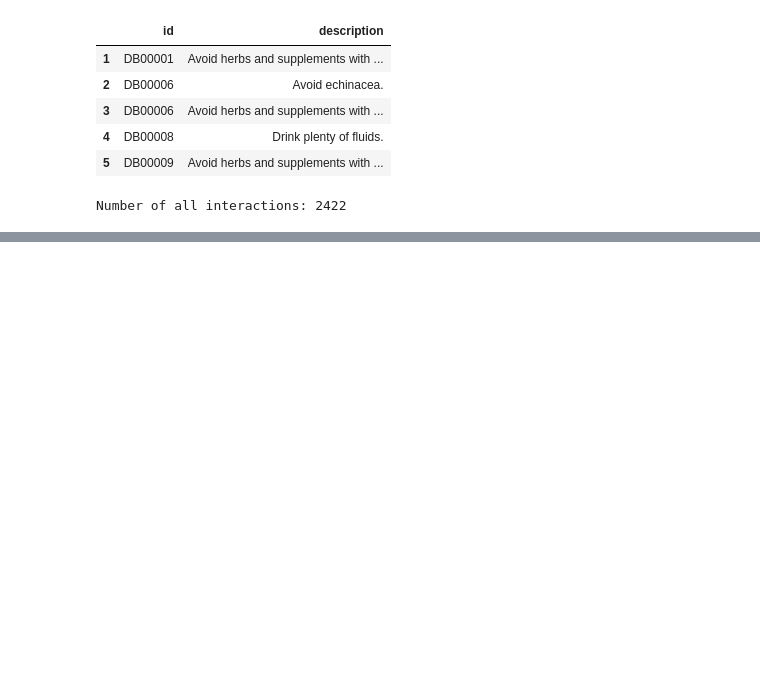
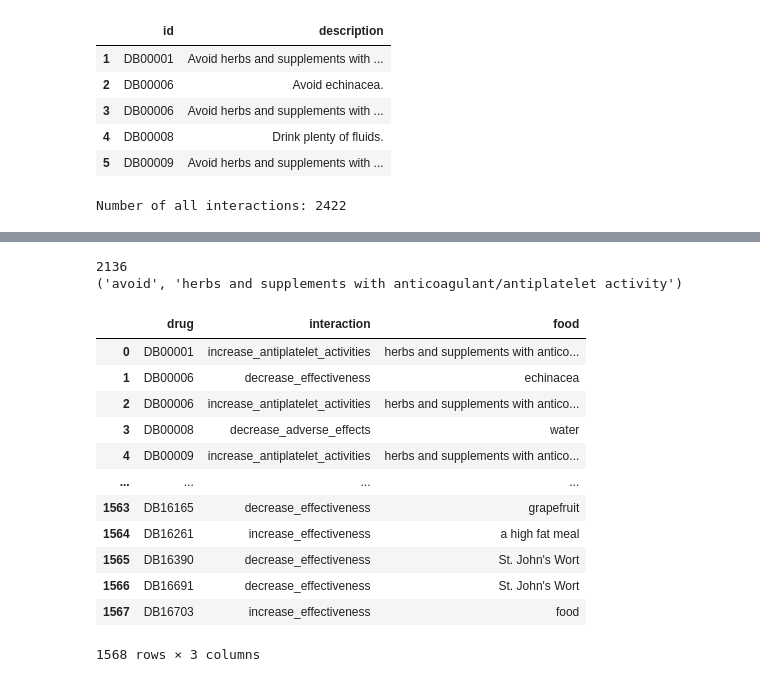
Before and after one commit to marketakrenkova/drug-interaction-prediction, a Jupyter notebook: drugBank_data_explore.ipynb, the cells around one changed output, grey strips where cells are left out. Saved outputs shown, nothing was run; the diff lists cells and outputs as text; code cells hidden in the pictures; blank space fills up the shorter version.

Commit message:
food interactin pared frm drug bank

```diff
--- a/drugBank_data_explore.ipynb
+++ b/drugBank_data_explore.ipynb
@@ -234,0 +247,16 @@ vitamin supplements
+# %%
+food_interactions_list = list(food_interactions.description.values)
+
+parsed_food_interactions = []
+
+for desc in food_interactions_list:
+    interaction, food = parse_food_interaction(desc)
+    if len(interaction) > 0:
+        parsed_food_interactions.append((interaction, food))
+
+
+print(len(parsed_food_interactions))
+print(parsed_food_interactions[0])
+# %% [output]
+2136
+('avoid', 'herbs and supplements with anticoagulant/antiplatelet activity')
@@ -234,0 +269,43 @@ vitamin supplements
+# %%
+drugs = []
+foods = []
+interactions = []
+
+for inter in food_interactions.itertuples():
+    drug = inter[1]
+    desc = inter[2]
+
+    interaction, food = parse_food_interaction(desc)
+
+    if len(interaction) > 0 and interaction != 'nothing' and food != 'or without food':
+        if 'anticoagulant/antiplatelet activity' in food:
+            interaction = 'increase_antiplatelet_activities'
+
+        elif food == 'st':
+            food = "St. John's Wort"
+
+        elif 'alcohol' in food:
+            food = "alcohol"
+
+        elif 'water' in food or 'fluids' in food:
+            food = "water"
+
+        elif 'grapefruit' in food:
+            food = "grapefruit"
+
+        elif 'potassium' in food:
+            food = 'potassium'
+
+        elif 'calcium' in food:
+            food = 'calcium'
+
+        elif 'dairy' in food:
+            food = 'dairy products'
+
+        interaction = pattern_interaction_map[interaction]
+
+        drugs.append(drug)
+        foods.append(food)
+        interactions.append(interaction)
+
+food_interactions_triplets = pd.DataFrame({'drug': drugs, 'interaction': interactions, 'food': foods})
@@ -234,0 +316,16 @@ vitamin supplements
+# %%
+food_interactions_triplets
+# %% [output]
+|  | drug | interaction | food |
+| 0 | DB00001 | increase_antiplatelet_activities | herbs and supplements with antico... |
+| 1 | DB00006 | decrease_effectiveness | echinacea |
+| 2 | DB00006 | increase_antiplatelet_activities | herbs and supplements with antico... |
+| 3 | DB00008 | decrease_adverse_effects | water |
+| 4 | DB00009 | increase_antiplatelet_activities | herbs and supplements with antico... |
+| ... | ... | ... | ... |
+| 1563 | DB16165 | decrease_effectiveness | grapefruit |
+| 1564 | DB16261 | increase_effectiveness | a high fat meal |
+| 1565 | DB16390 | decrease_effectiveness | St. John's Wort |
+| 1566 | DB16691 | decrease_effectiveness | St. John's Wort |
+| 1567 | DB16703 | increase_effectiveness | food |
+1568 rows × 3 columns
```
Also changed, not shown: parts of 5 cells of this notebook, 2 other files.
